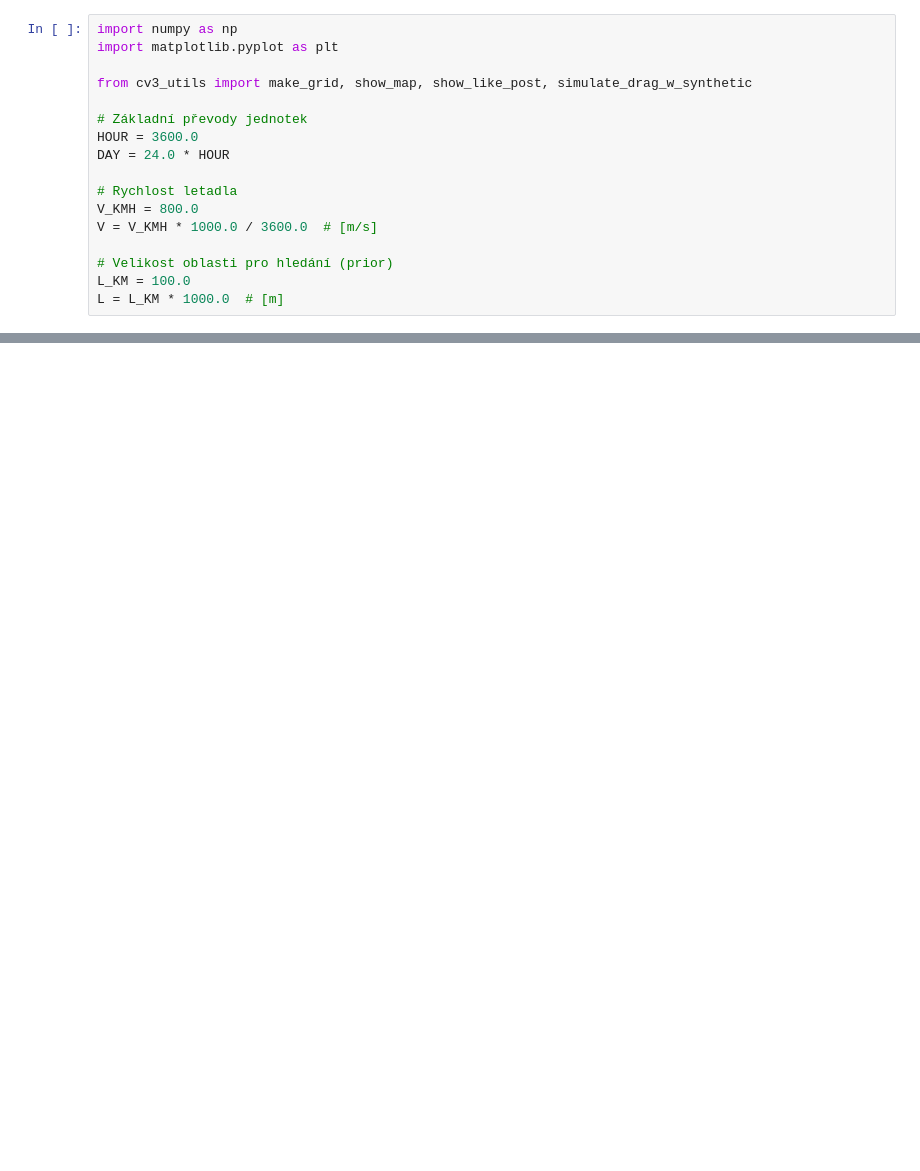
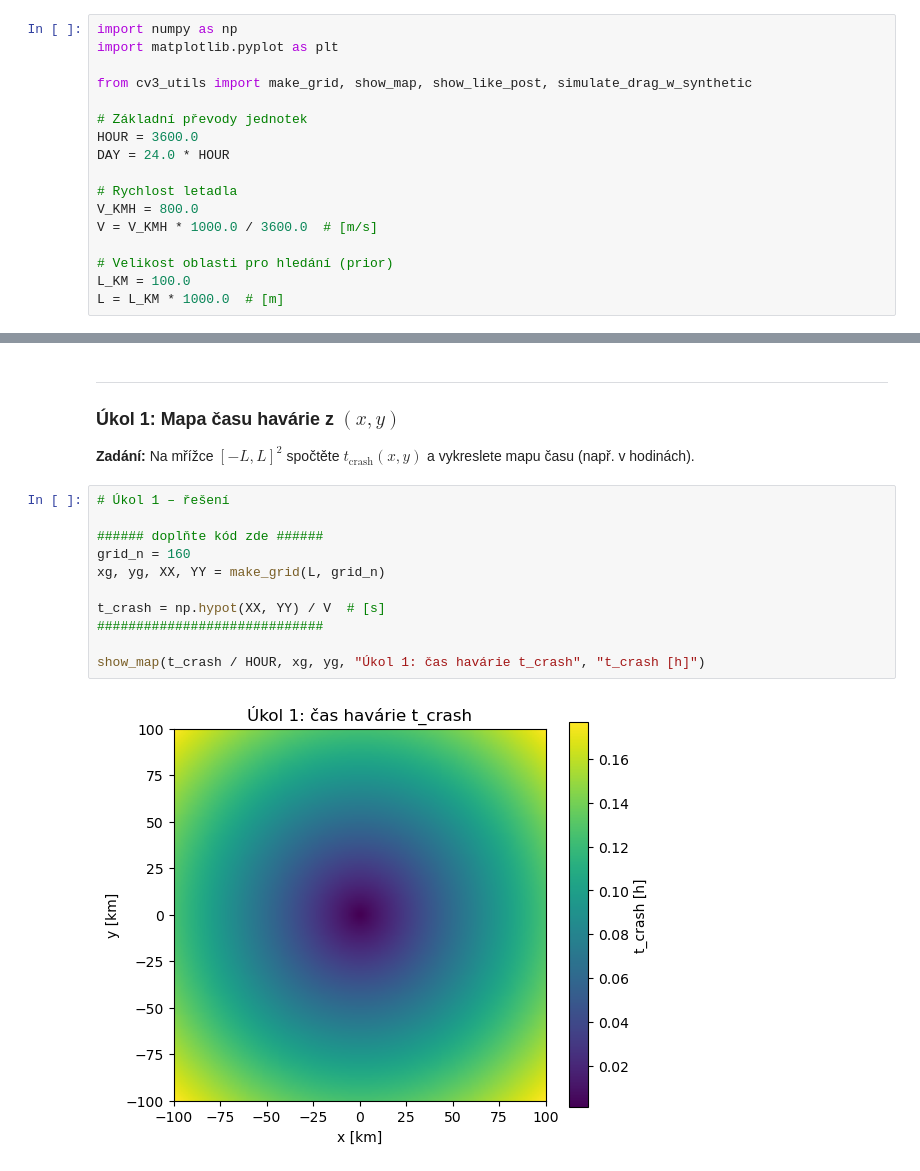
Before and after one commit to Beremi/SKOMAM, a Jupyter notebook: cv3/cv3_reseni.ipynb, the cells around one changed output, grey strips where cells are left out. Cells and saved outputs as stored; diff of their text form; blank space fills up the shorter version.

```diff
--- a/cv3/cv3_reseni.ipynb
+++ b/cv3/cv3_reseni.ipynb
@@ -101,0 +115,18 @@ L = L_KM * 1000.0  # [m]
+# %% [markdown]
+---
+### Úkol 1: Mapa času havárie z $(x,y)$
+
+**Zadání:** Na mřížce $[-L,L]^2$ spočtěte $t_{\mathrm{crash}}(x,y)$ a vykreslete mapu času (např. v hodinách).
+# %%
+# Úkol 1 – řešení
+
+###### doplňte kód zde ######
+grid_n = 160
+xg, yg, XX, YY = make_grid(L, grid_n)
+
+t_crash = np.hypot(XX, YY) / V  # [s]
+#############################
+
+show_map(t_crash / HOUR, xg, yg, "Úkol 1: čas havárie t_crash", "t_crash [h]")
+# %% [output]
+[figure, added]
```
Also changed, not shown: parts of 37 cells of this notebook, 1 other file.
